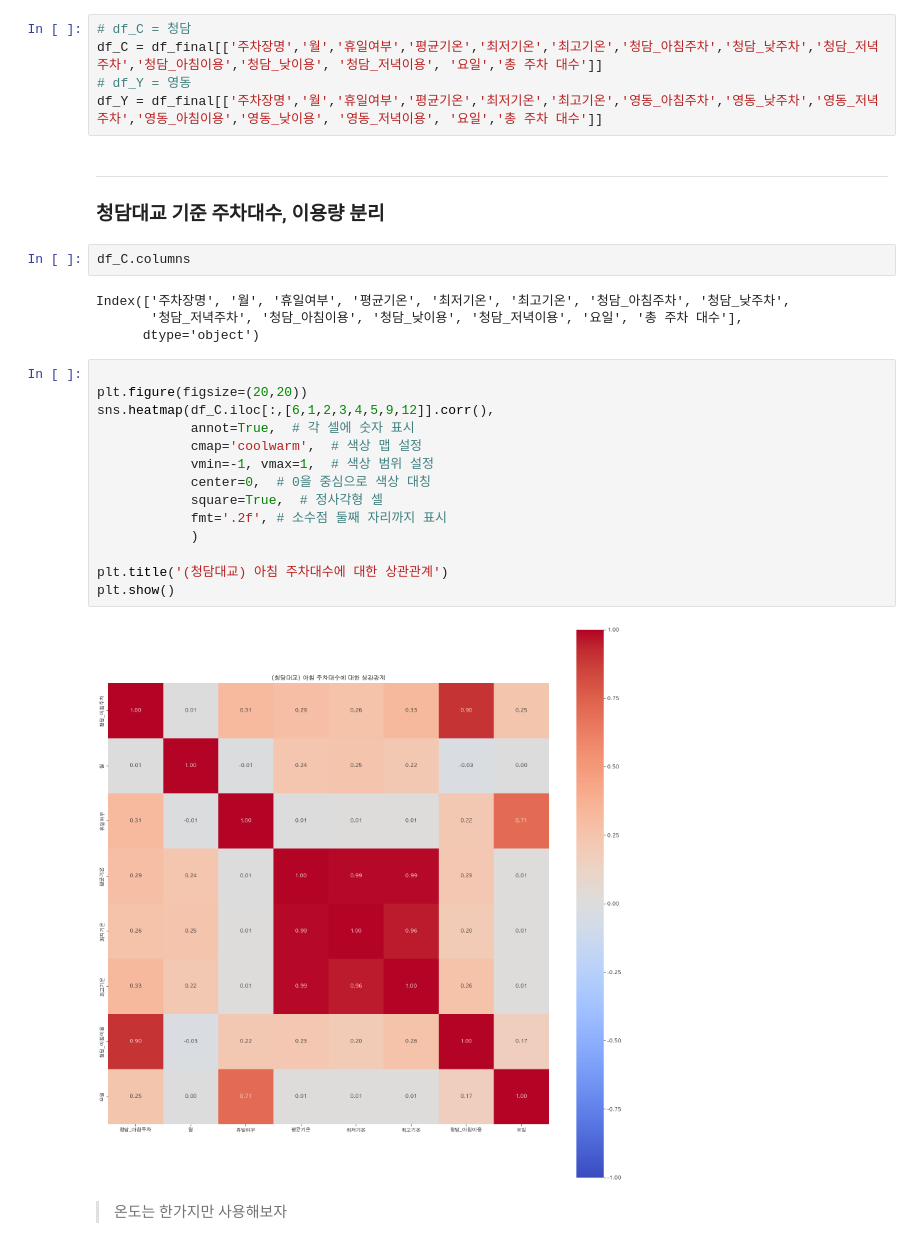
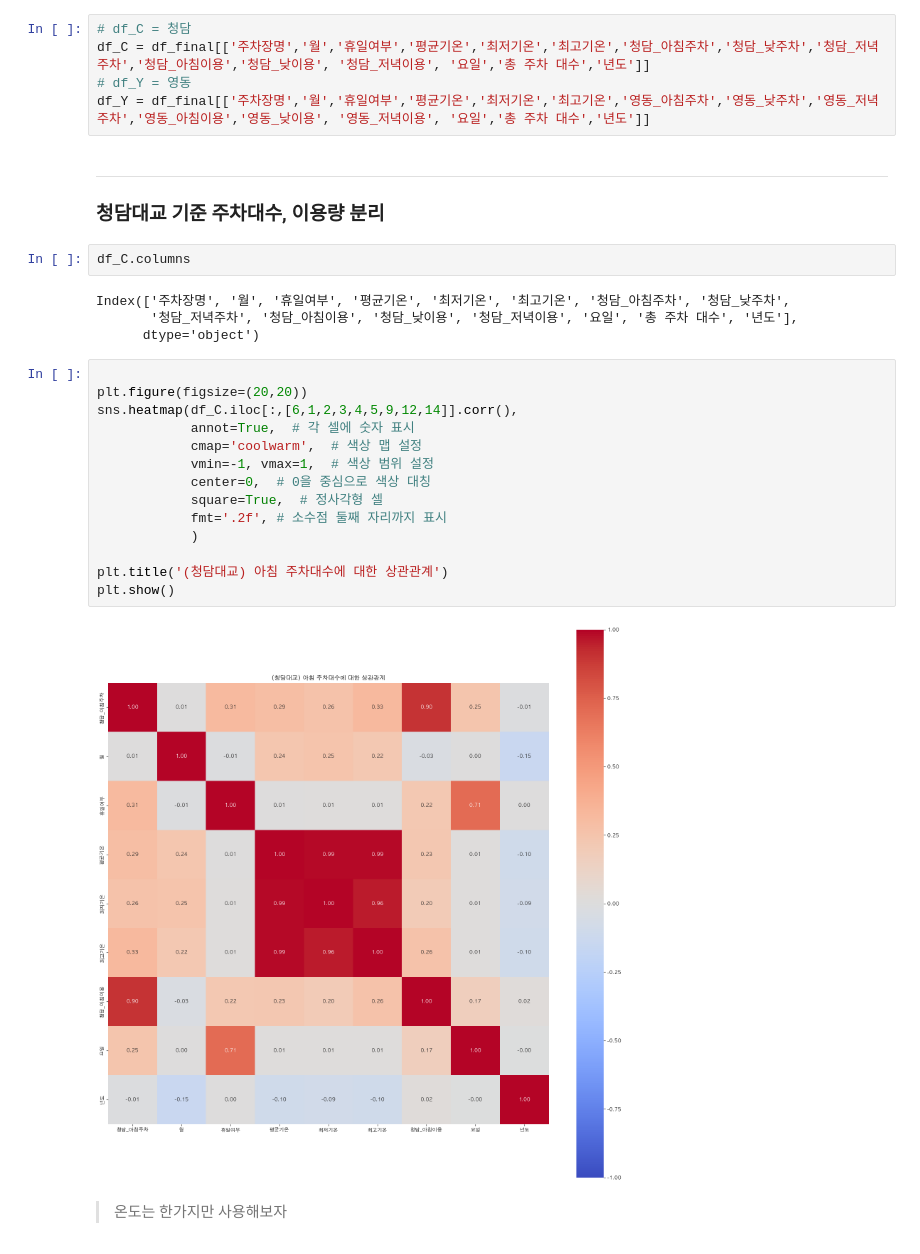
Before and after one commit to terryhyuk/HanGang_Mate, a Jupyter notebook: Python/DataAnalysis/seob/뚝섬2회차..ipynb, the cells around one changed output. Cells and saved outputs as stored; diff of their text form.

```diff
--- a/Python/DataAnalysis/seob/뚝섬2회차..ipynb
+++ b/Python/DataAnalysis/seob/뚝섬2회차..ipynb
@@ -1202,9 +1208,9 @@ Index(['지구별', '주차장명', '년도', '월', '휴일여부', '평균기
       dtype='object')
 # %%
 # df_C = 청담
-df_C = df_final[['주차장명','월','휴일여부','평균기온','최저기온','최고기온','청담_아침주차','청담_낮주차','청담_저녁주차','청담_아침이용','청담_낮이용', '청담_저녁이용', '요일','총 주차 대수']]
+df_C = df_final[['주차장명','월','휴일여부','평균기온','최저기온','최고기온','청담_아침주차','청담_낮주차','청담_저녁주차','청담_아침이용','청담_낮이용', '청담_저녁이용', '요일','총 주차 대수','년도']]
 # df_Y = 영동
-df_Y = df_final[['주차장명','월','휴일여부','평균기온','최저기온','최고기온','영동_아침주차','영동_낮주차','영동_저녁주차','영동_아침이용','영동_낮이용', '영동_저녁이용', '요일','총 주차 대수']]
+df_Y = df_final[['주차장명','월','휴일여부','평균기온','최저기온','최고기온','영동_아침주차','영동_낮주차','영동_저녁주차','영동_아침이용','영동_낮이용', '영동_저녁이용', '요일','총 주차 대수','년도']]
 # %% [markdown]
 -----
 ### 청담대교 기준 주차대수, 이용량 분리
@@ -1212,24 +1218,24 @@ df_Y = df_final[['주차장명','월','휴일여부','평균기온','최저기
 df_C.columns
 # %% [output]
 Index(['주차장명', '월', '휴일여부', '평균기온', '최저기온', '최고기온', '청담_아침주차', '청담_낮주차',
-       '청담_저녁주차', '청담_아침이용', '청담_낮이용', '청담_저녁이용', '요일', '총 주차 대수'],
+       '청담_저녁주차', '청담_아침이용', '청담_낮이용', '청담_저녁이용', '요일', '총 주차 대수', '년도'],
       dtype='object')
 # %%
 
 plt.figure(figsize=(20,20))
-sns.heatmap(df_C.iloc[:,[6,1,2,3,4,5,9,12]].corr(),
+sns.heatmap(df_C.iloc[:,[6,1,2,3,4,5,9,12,14]].corr(),
             annot=True,  # 각 셀에 숫자 표시
             cmap='coolwarm',  # 색상 맵 설정
             vmin=-1, vmax=1,  # 색상 범위 설정
             center=0,  # 0을 중심으로 색상 대칭
             square=True,  # 정사각형 셀
             fmt='.2f', # 소수점 둘째 자리까지 표시
             )
 
 plt.title('(청담대교) 아침 주차대수에 대한 상관관계')
 plt.show()
 # %% [output]
-[figure, old version]
+[figure, new version]
 # %% [markdown]
 > 온도는 한가지만 사용해보자
 # %%
```
Also changed, not shown: parts of 62 cells of this notebook, 1 other file.
